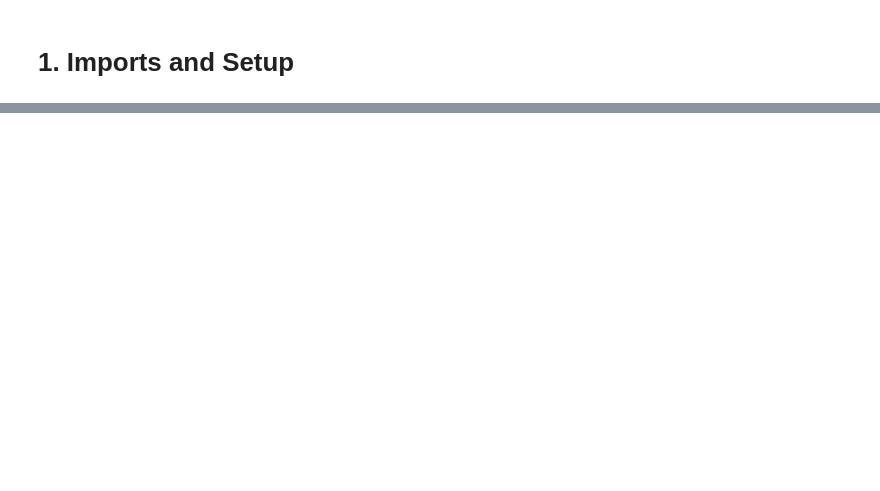
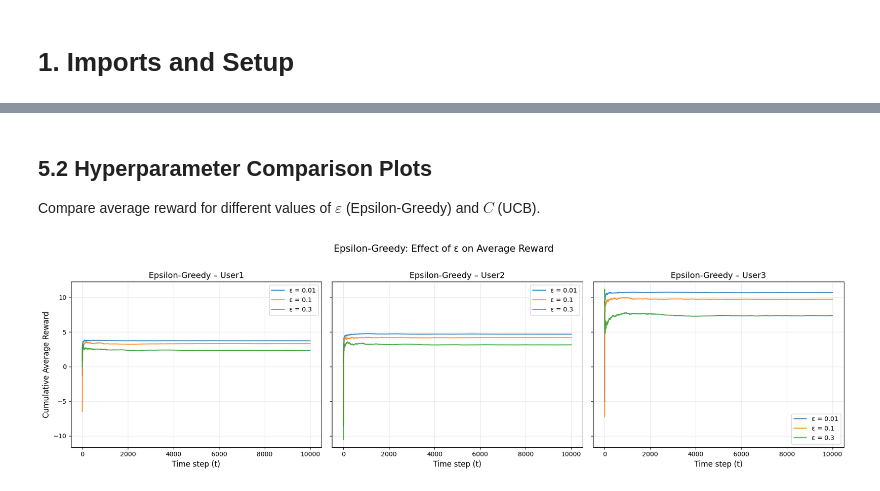
Before and after one commit to raghavsarna/lab3-contextual-bandit, a Jupyter notebook: lab3_results_U20230106.ipynb, the cells around one changed output, grey strips where cells are left out. Drawn from its saved outputs; the diff is of its cells as text; code cells hidden in the pictures; blank space fills up the shorter version.

```diff
--- a/lab3_results_U20230106.ipynb
+++ b/lab3_results_U20230106.ipynb
@@ -1079,0 +560,29 @@ Sampler initialized successfully for roll number: U20230106
+# %% [markdown]
+## 5.2  Hyperparameter Comparison Plots
+
+Compare average reward for different values of $\varepsilon$ (Epsilon-Greedy) and $C$ (UCB).
+# %%
+# ------------------------------------------------------------------
+# 5.2a  Epsilon-Greedy: Average reward for different ε values
+# ------------------------------------------------------------------
+
+fig, axes = plt.subplots(1, 3, figsize=(18, 5), sharey=True)
+
+for ci in range(N_CONTEXTS):
+    ax = axes[ci]
+    for eps in epsilons:
+        avg = cumulative_avg(eg_results[(ci, eps)])
+        ax.plot(avg, label=f'ε = {eps}', alpha=0.85)
+    ax.set_xlabel('Time step (t)', fontsize=12)
+    if ci == 0:
+        ax.set_ylabel('Cumulative Average Reward', fontsize=12)
+    ax.set_title(f'Epsilon-Greedy – {CONTEXT_NAMES[ci]}', fontsize=13)
+    ax.legend(fontsize=10)
+    ax.grid(True, alpha=0.3)
+
+fig.suptitle('Epsilon-Greedy: Effect of ε on Average Reward', fontsize=15, y=1.02)
+plt.tight_layout()
+plt.savefig('epsilon_greedy_comparison.png', dpi=150, bbox_inches='tight')
+plt.show()
+# %% [output]
+[figure, added]
```
Also changed, not shown: parts of 61 cells of this notebook, 10 other files.
